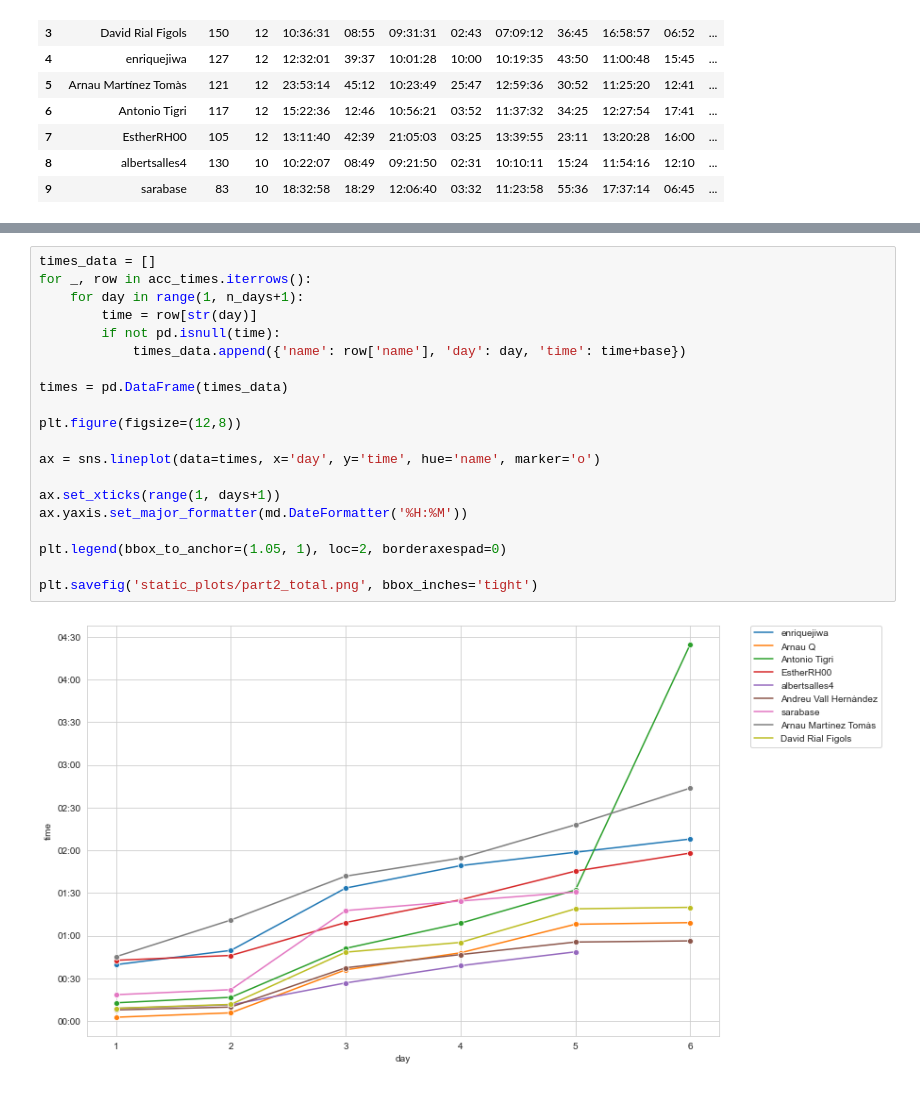
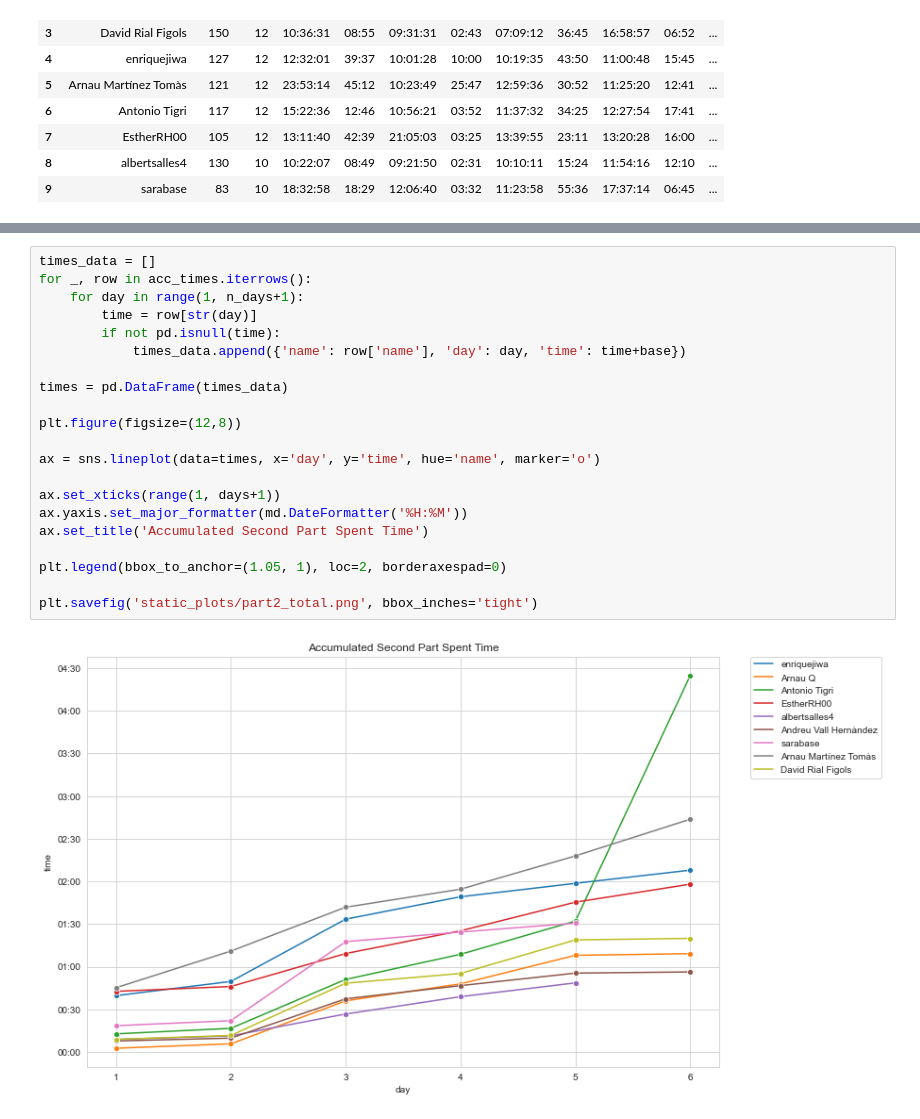
Before and after one commit to andreu-vall/advent-of-code-2021, a Jupyter notebook: leaderboard/statics_plots.ipynb, the cells around one changed output, grey strips where cells are left out. Cells and saved outputs as stored; diff of their text form.

Commit message:
Titles

```diff
--- a/leaderboard/statics_plots.ipynb
+++ b/leaderboard/statics_plots.ipynb
@@ -79,22 +82,23 @@ plt.savefig('static_plots/part2.png', bbox_inches='tight')
 # %%
 times_data = []
 for _, row in acc_times.iterrows():
     for day in range(1, n_days+1):
         time = row[str(day)]
         if not pd.isnull(time):
             times_data.append({'name': row['name'], 'day': day, 'time': time+base})
 
 times = pd.DataFrame(times_data)
 
 plt.figure(figsize=(12,8))
 
 ax = sns.lineplot(data=times, x='day', y='time', hue='name', marker='o')
 
 ax.set_xticks(range(1, days+1))
 ax.yaxis.set_major_formatter(md.DateFormatter('%H:%M'))
+ax.set_title('Accumulated Second Part Spent Time')
 
 plt.legend(bbox_to_anchor=(1.05, 1), loc=2, borderaxespad=0)
 
 plt.savefig('static_plots/part2_total.png', bbox_inches='tight')
 # %% [output]
-[figure, old version]
+[figure, new version]
```
Also changed, not shown: parts of 2 cells of this notebook, 4 other files.
